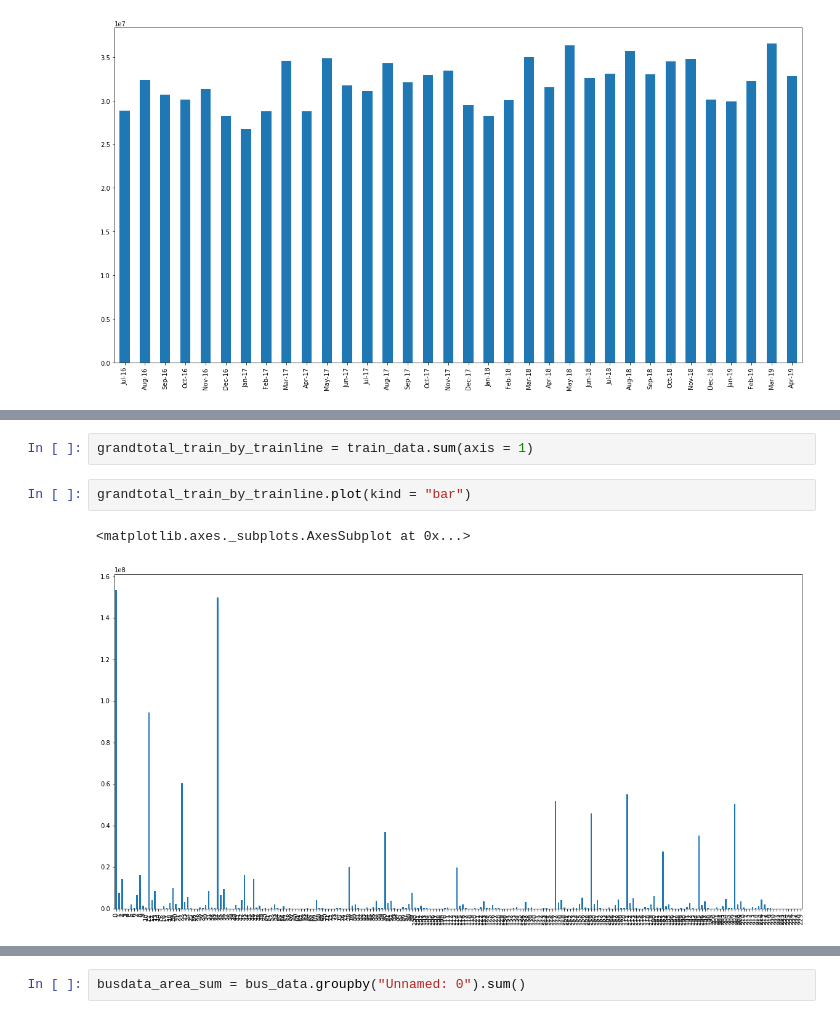
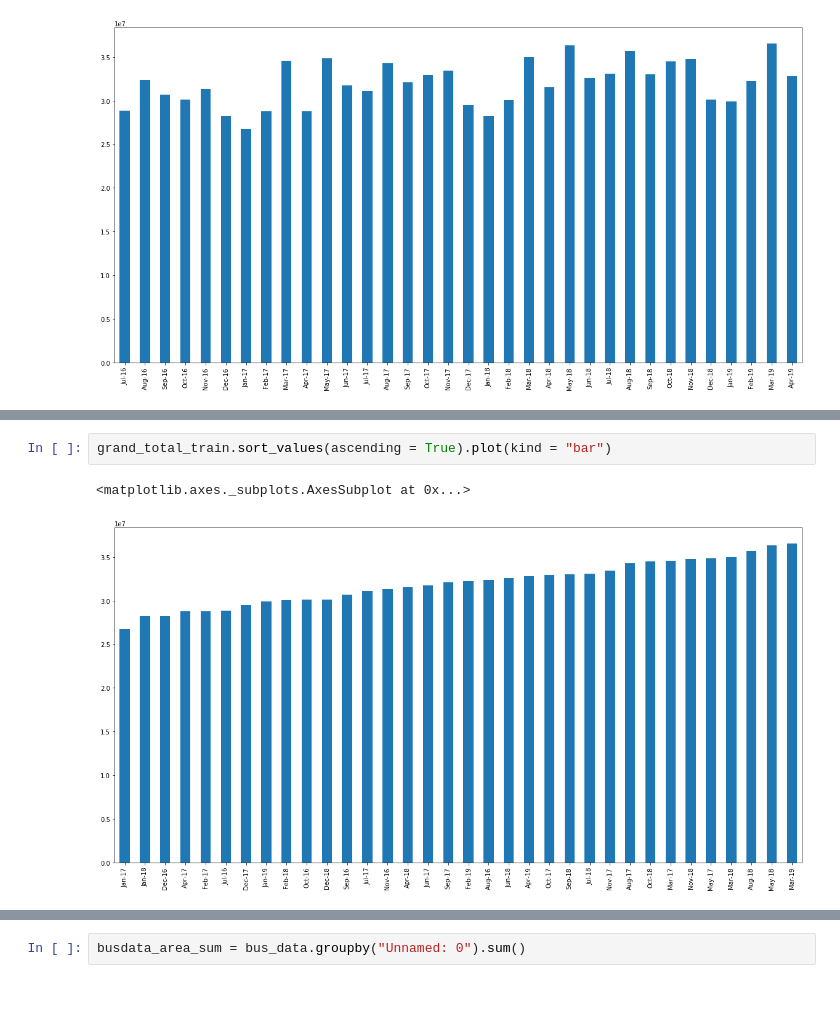
Before and after one commit to LukeRicho/dataproject, a Jupyter notebook: basic_pandas.ipynb, the cells around one changed output, grey strips where cells are left out. Cells and saved outputs as stored; diff of their text form.

```diff
--- a/basic_pandas.ipynb
+++ b/basic_pandas.ipynb
@@ -235,7 +128,5 @@ Length: 230, dtype: float64
-# %%
-grandtotal_train_by_trainline = train_data.sum(axis = 1)
 # %%
-grandtotal_train_by_trainline.plot(kind = "bar")
+grand_total_train.sort_values(ascending = True).plot(kind = "bar")
 # %% [output]
 <matplotlib.axes._subplots.AxesSubplot at 0x...>
-[figure, old version]
+[figure, new version]
```
Also changed, not shown: parts of 117 cells of this notebook.
